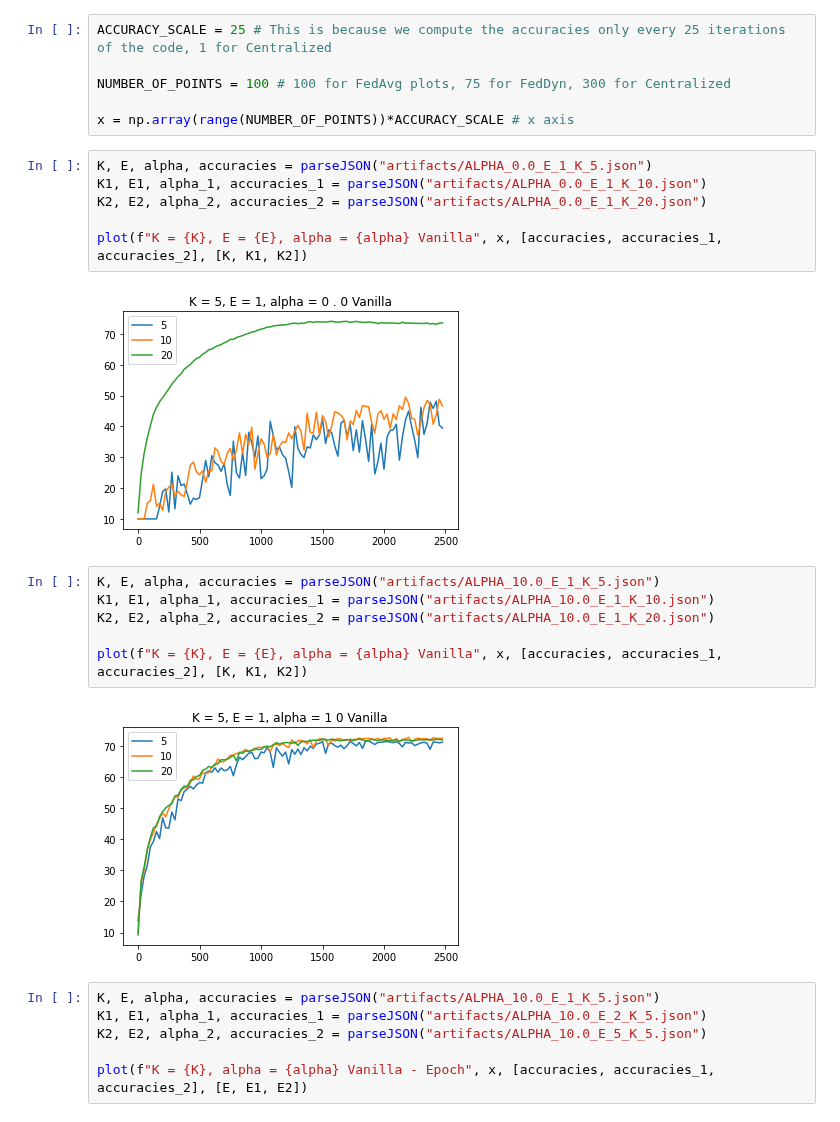
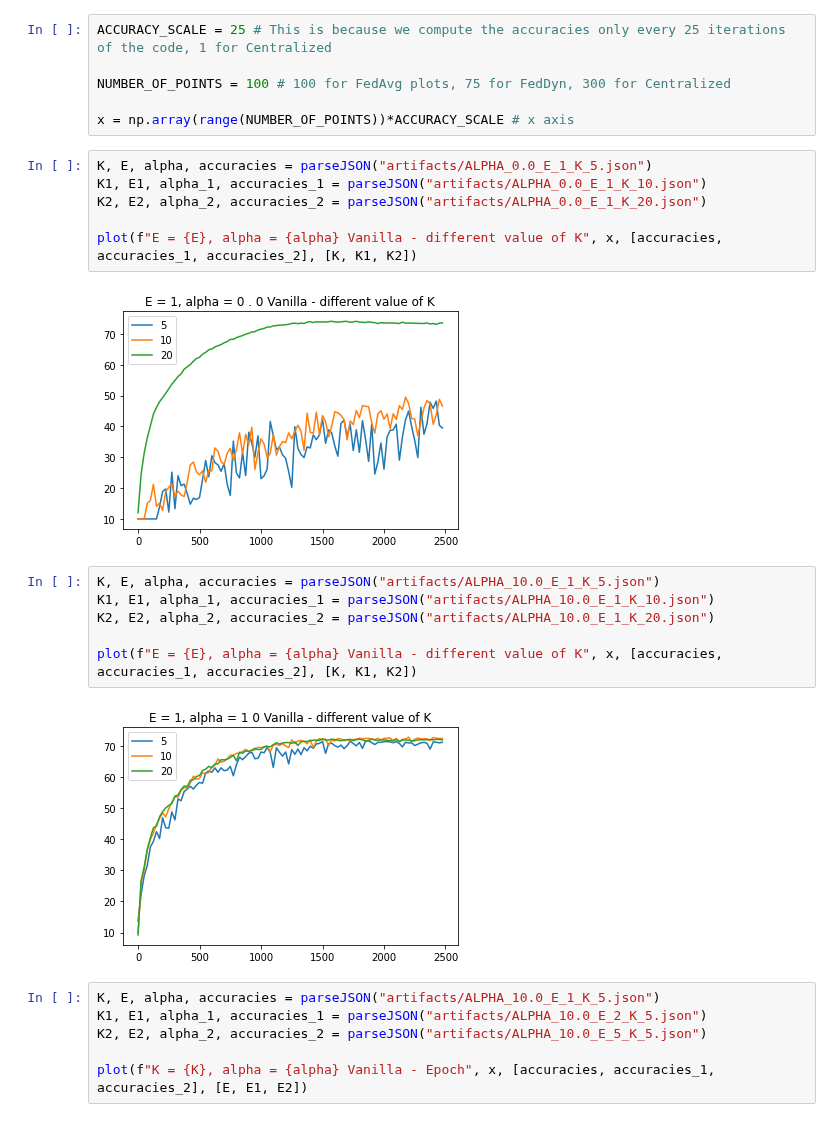
Before and after one commit to mattiadutto/aml_federeted_learning, a Jupyter notebook: plots.ipynb, the cells around one changed output. Cells and saved outputs as stored; diff of their text form.

```diff
--- a/plots.ipynb
+++ b/plots.ipynb
@@ -82,19 +82,19 @@ x = np.array(range(NUMBER_OF_POINTS))*ACCURACY_SCALE # x axis
 # %%
 K, E, alpha, accuracies = parseJSON("artifacts/ALPHA_0.0_E_1_K_5.json")
 K1, E1, alpha_1, accuracies_1 = parseJSON("artifacts/ALPHA_0.0_E_1_K_10.json")
 K2, E2, alpha_2, accuracies_2 = parseJSON("artifacts/ALPHA_0.0_E_1_K_20.json")
 
-plot(f"K = {K}, E = {E}, alpha = {alpha} Vanilla", x, [accuracies, accuracies_1, accuracies_2], [K, K1, K2])
+plot(f"E = {E}, alpha = {alpha} Vanilla - different value of K", x, [accuracies, accuracies_1, accuracies_2], [K, K1, K2])
 # %% [output]
-[figure, old version]
+[figure, new version]
 # %%
 K, E, alpha, accuracies = parseJSON("artifacts/ALPHA_10.0_E_1_K_5.json")
 K1, E1, alpha_1, accuracies_1 = parseJSON("artifacts/ALPHA_10.0_E_1_K_10.json")
 K2, E2, alpha_2, accuracies_2 = parseJSON("artifacts/ALPHA_10.0_E_1_K_20.json")
 
-plot(f"K = {K}, E = {E}, alpha = {alpha} Vanilla", x, [accuracies, accuracies_1, accuracies_2], [K, K1, K2])
+plot(f"E = {E}, alpha = {alpha} Vanilla - different value of K", x, [accuracies, accuracies_1, accuracies_2], [K, K1, K2])
 # %% [output]
-[figure, old version]
+[figure, new version]
 # %%
 K, E, alpha, accuracies = parseJSON("artifacts/ALPHA_10.0_E_1_K_5.json")
 K1, E1, alpha_1, accuracies_1 = parseJSON("artifacts/ALPHA_10.0_E_2_K_5.json")
```
Also changed, not shown: parts of 5 cells of this notebook.
